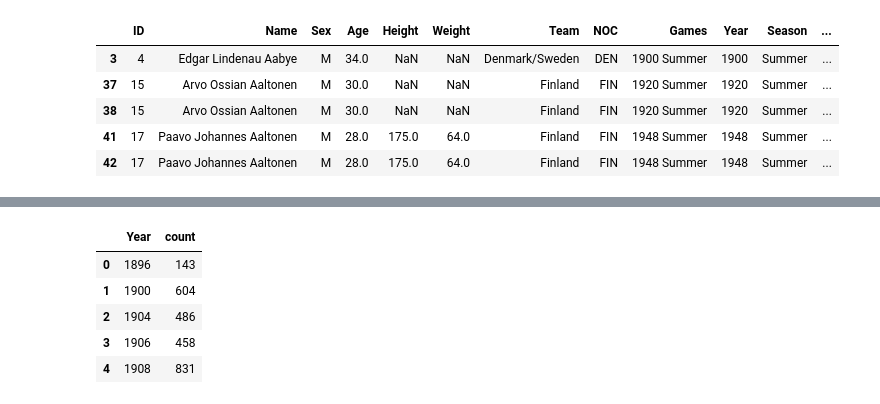
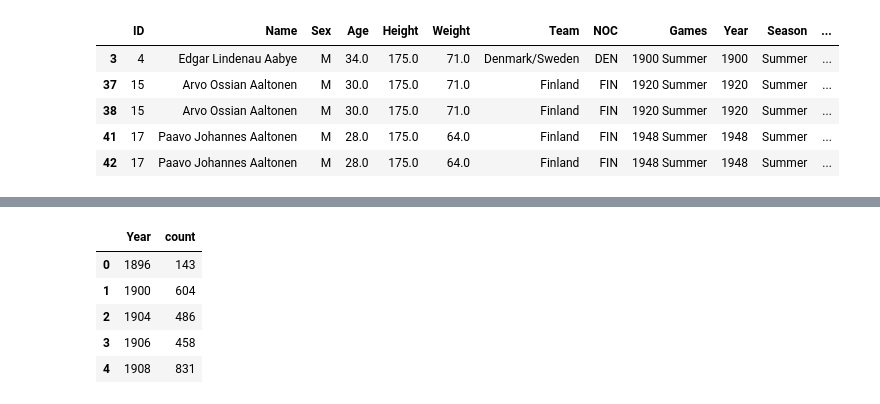
Before and after one commit to soumyaranjanswaincan/Olympic-Data-Analysis, a Jupyter notebook: Olympic Data Analysis/country_performance.ipynb, the cells around one changed output, grey strips where cells are left out. Saved outputs shown, nothing was run; the diff lists cells and outputs as text; code cells hidden in the pictures.

```diff
--- a/Olympic Data Analysis/country_performance.ipynb
+++ b/Olympic Data Analysis/country_performance.ipynb
@@ -10,8 +10,8 @@ from scipy.stats import linregress
 from datetime import datetime
 from ipywidgets import interact
 # %%
-# Load olympic data in csv
-athelete_df = pd.read_csv("Raw Data/athlete_events.csv")
+# Load in csv
+athelete_df = pd.read_csv("Clean_data.csv")
 athelete_df.head()
 # %% [output]
 |  | ID | Name | Sex | Age | Height | Weight | Team | NOC | Games | Year | Season | ... |
@@ -147,13 +23,13 @@ athelete_merged_df.to_csv('Merged_data.csv', index=False)
 # %%
 # Medal Winners for Summer games
-athelete_merged_df = athelete_merged_df[(athelete_merged_df['Medal']!='DNW') & (athelete_merged_df['Season']=='Summer')]
+athelete_df = athelete_df[(athelete_df['Medal']!='DNW') & (athelete_df['Season']=='Summer')]
 # %%
-athelete_merged_df.head(5)
+athelete_df.head(5)
 # %% [output]
 |  | ID | Name | Sex | Age | Height | Weight | Team | NOC | Games | Year | Season | ... |
-| 3 | 4 | Edgar Lindenau Aabye | M | 34.0 | NaN | NaN | Denmark/Sweden | DEN | 1900 Summer | 1900 | Summer | ... |
-| 37 | 15 | Arvo Ossian Aaltonen | M | 30.0 | NaN | NaN | Finland | FIN | 1920 Summer | 1920 | Summer | ... |
-| 38 | 15 | Arvo Ossian Aaltonen | M | 30.0 | NaN | NaN | Finland | FIN | 1920 Summer | 1920 | Summer | ... |
+| 3 | 4 | Edgar Lindenau Aabye | M | 34.0 | 175.0 | 71.0 | Denmark/Sweden | DEN | 1900 Summer | 1900 | Summer | ... |
+| 37 | 15 | Arvo Ossian Aaltonen | M | 30.0 | 175.0 | 71.0 | Finland | FIN | 1920 Summer | 1920 | Summer | ... |
+| 38 | 15 | Arvo Ossian Aaltonen | M | 30.0 | 175.0 | 71.0 | Finland | FIN | 1920 Summer | 1920 | Summer | ... |
 | 41 | 17 | Paavo Johannes Aaltonen | M | 28.0 | 175.0 | 64.0 | Finland | FIN | 1948 Summer | 1948 | Summer | ... |
 | 42 | 17 | Paavo Johannes Aaltonen | M | 28.0 | 175.0 | 64.0 | Finland | FIN | 1948 Summer | 1948 | Summer | ... |
 # %%
```
Also changed, not shown: parts of 14 cells of this notebook, 5 other files.
